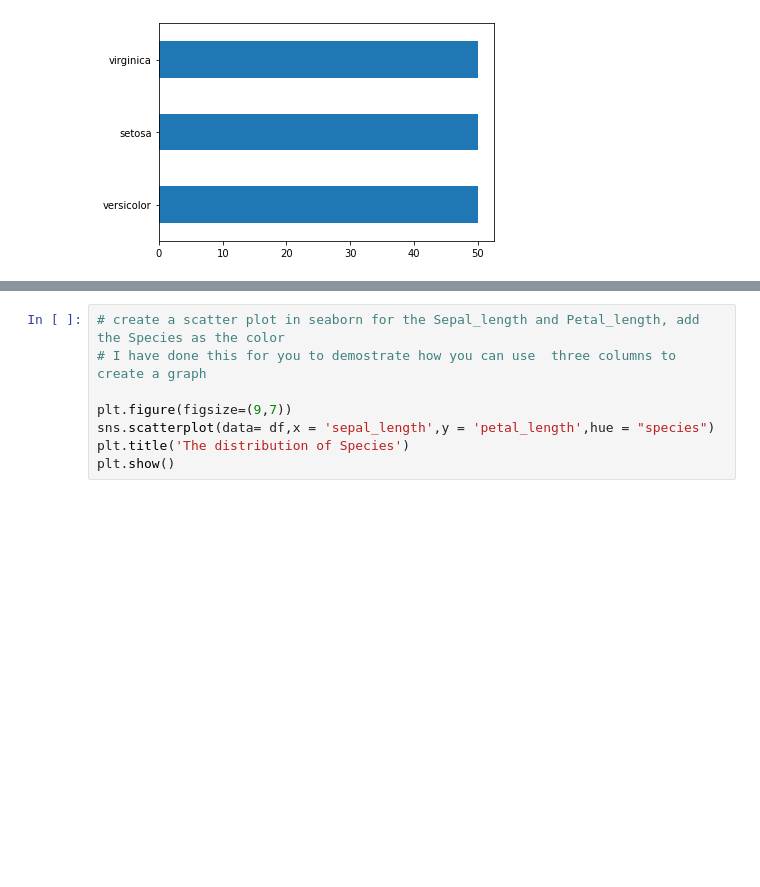
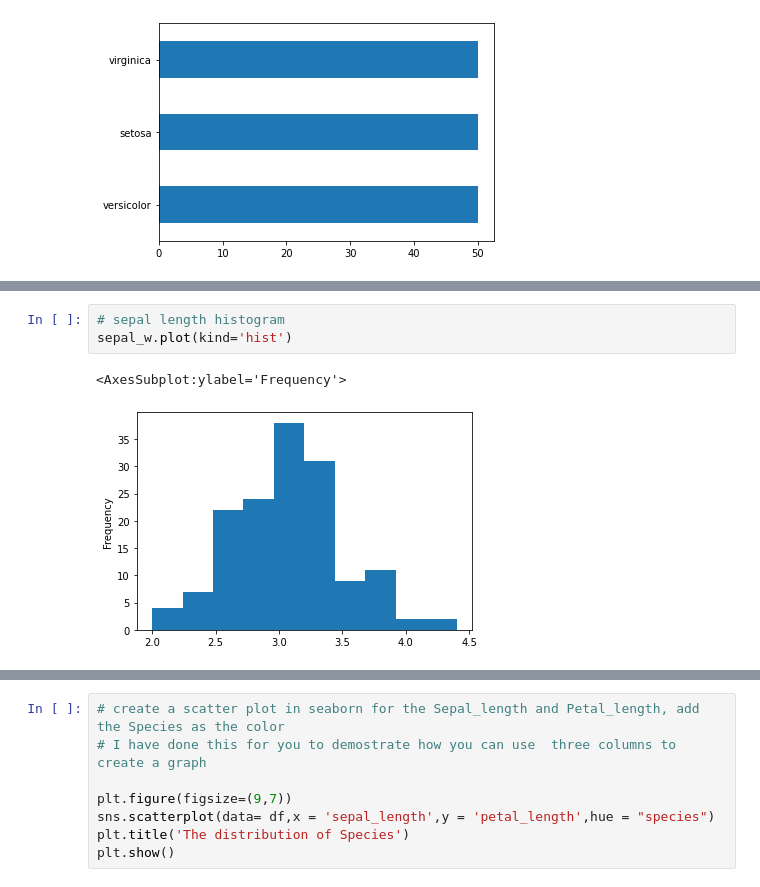
Before and after one commit to mbuguanewton/ds_learn, a Jupyter notebook: ds_iris/Data Analytics.ipynb, the cells around one changed output, grey strips where cells are left out. Drawn from its saved outputs; the diff is of its cells as text; blank space fills up the shorter version.

```diff
--- a/ds_iris/Data Analytics.ipynb
+++ b/ds_iris/Data Analytics.ipynb
@@ -105,3 +118,9 @@ spec.value_counts().plot(kind='barh')
+# %%
+# sepal length histogram
+sepal_w.plot(kind='hist')
+# %% [output]
+<AxesSubplot:ylabel='Frequency'>
+[figure, added]
 # %%
 # analyze "Species " and "PEtal Witdth" using groupbys
 #  create a graph of the groupby
```
Also changed, not shown: parts of 4 cells of this notebook.
